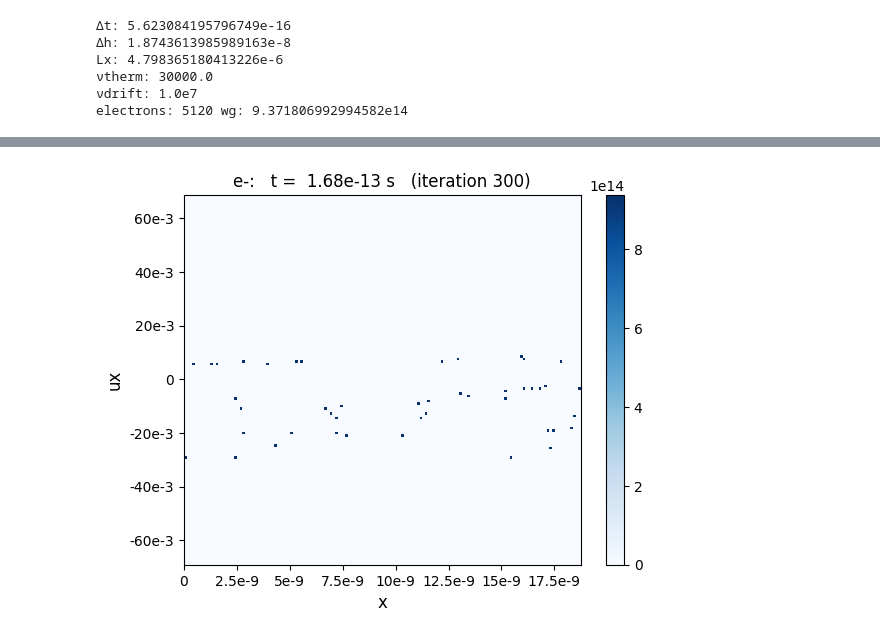
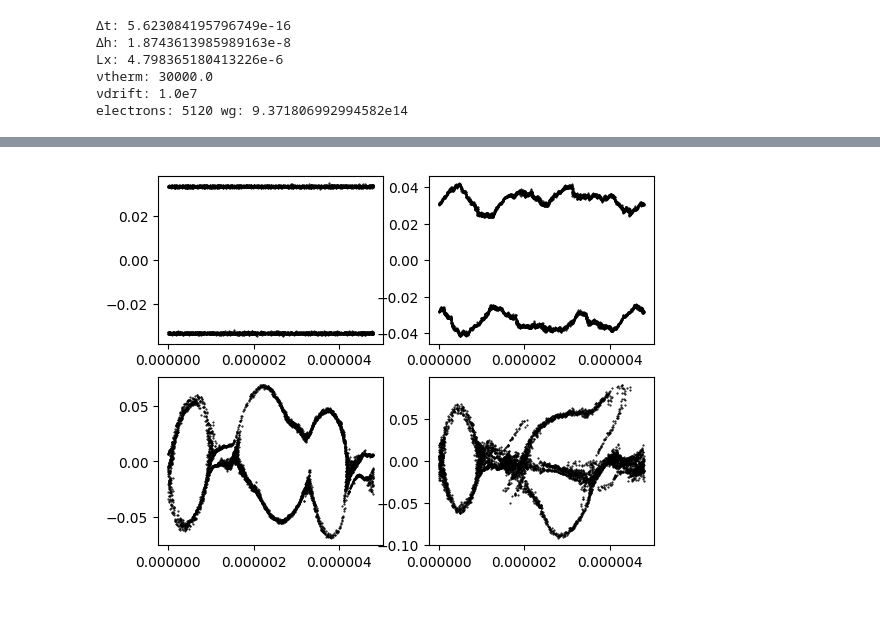
Before and after one commit to bchaber/iskra, a Jupyter notebook: docs/twostreamhw.ipynb, the cells around one changed output, grey strips where cells are left out. Drawn from its saved outputs; the diff is of its cells as text; code cells hidden in the pictures; blank space fills up the shorter version.

```diff
--- a/docs/twostreamhw.ipynb
+++ b/docs/twostreamhw.ipynb
@@ -160,5 +145,7 @@ plot(px[i,:], vx[i,:], ".", markersize=1)
-# %%
-#ts.get_particle(["x", "ux"], species="e- (v+)", iteration=100, plot=true);
-ts.get_particle(["x", "ux"], species="e-", iteration=300, plot=true);
-# %% [output]
-[figure, removed]
+# %%
+subplot(2,2,1); plot(px[  1,:], vx[  1,:], "k.", markersize=1);
+subplot(2,2,2); plot(px[100,:], vx[100,:], "k.", markersize=1);
+subplot(2,2,3); plot(px[300,:], vx[300,:], "k.", markersize=1);
+subplot(2,2,4); plot(px[500,:], vx[500,:], "k.", markersize=1);
+# %% [output]
+[figure, added]
```
Also changed, not shown: parts of 6 cells of this notebook.
